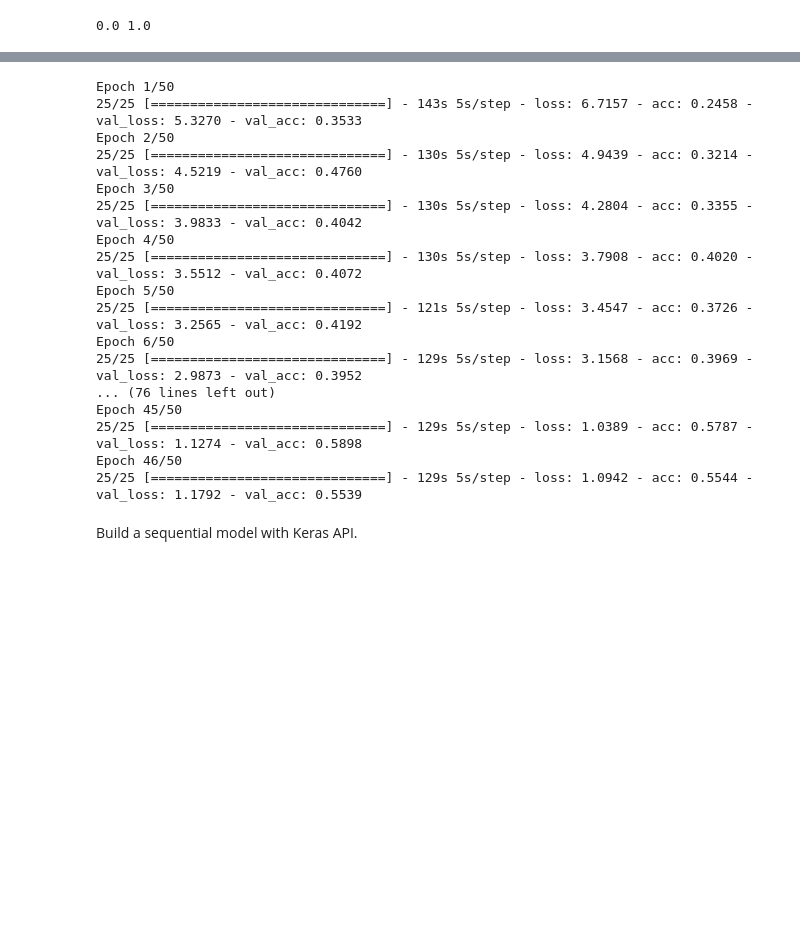
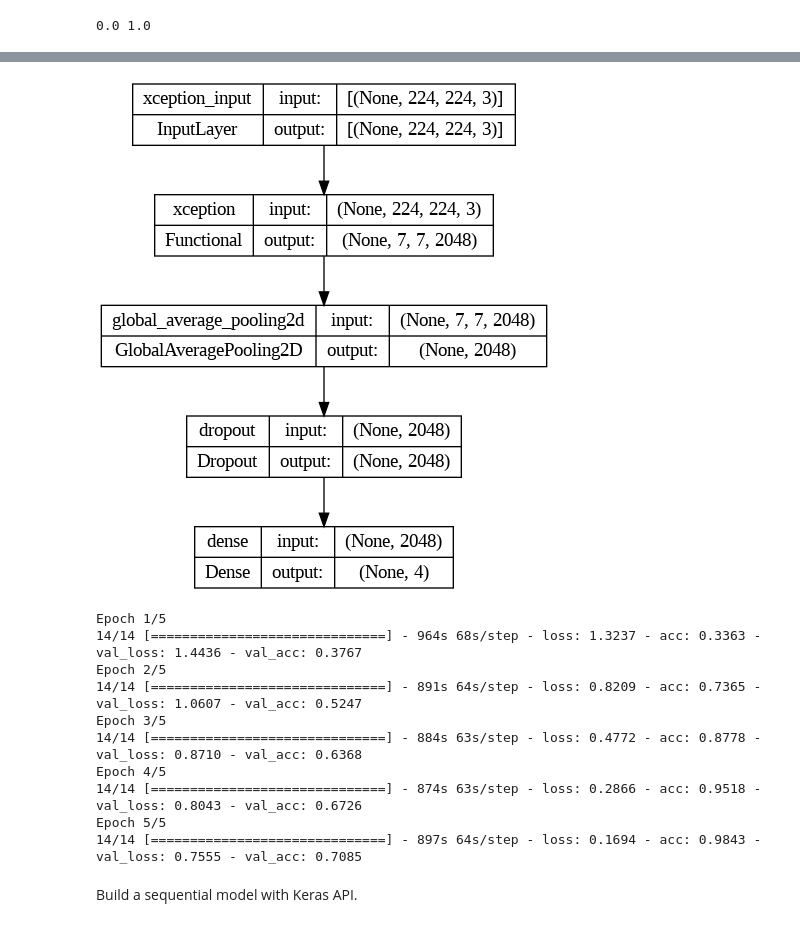
Before and after one commit to armelyara/drgreen, a Jupyter notebook: drgreen.ipynb, the cells around one changed output, grey strips where cells are left out. Drawn from its saved outputs; the diff is of its cells as text; code cells hidden in the pictures; blank space fills up the shorter version.

```diff
--- a/drgreen.ipynb
+++ b/drgreen.ipynb
@@ -222,4 +232,11 @@ Non-trainable params: 0 (0.00 Byte)
 _________________________________________________________________
+# %%
+import tensorflow as tf # Assuming you're using TensorFlow
+from keras.utils import plot_model
+# Assuming you have your Keras model defined as 'model'
+plot_model(model, to_file='cnn_plot.png', show_shapes=True, show_layer_names=True)
+# %% [output]
+[figure, added]
 # %%
 model.compile(loss= tf.keras.losses.SparseCategoricalCrossentropy(),
               #optimizer='adam',
@@ -227,33 +248,26 @@ model.compile(loss= tf.keras.losses.SparseCategoricalCrossentropy(),
               metrics=['acc'])
 # %%
 # Add early stopping to the model
-early_stopping = tf.keras.callbacks.EarlyStopping(patience=5)
+#early_stopping = tf.keras.callbacks.EarlyStopping(patience=5)
 # Training model
-epochs = 50
+epochs = 5
 history = model.fit(
       train_pl,
       validation_data=val_pl,
-      epochs=epochs,
-      callbacks=[early_stopping]
+      epochs=epochs
+      #callbacks=[early_stopping]
       )
 # %% [output]
-Epoch 1/50
-25/25 [==============================] - 143s 5s/step - loss: 6.7157 - acc: 0.2458 - val_loss: 5.3270 - val_acc: 0.3533
-Epoch 2/50
-25/25 [==============================] - 130s 5s/step - loss: 4.9439 - acc: 0.3214 - val_loss: 4.5219 - val_acc: 0.4760
-Epoch 3/50
-25/25 [==============================] - 130s 5s/step - loss: 4.2804 - acc: 0.3355 - val_loss: 3.9833 - val_acc: 0.4042
-Epoch 4/50
-25/25 [==============================] - 130s 5s/step - loss: 3.7908 - acc: 0.4020 - val_loss: 3.5512 - val_acc: 0.4072
-Epoch 5/50
-25/25 [==============================] - 121s 5s/step - loss: 3.4547 - acc: 0.3726 - val_loss: 3.2565 - val_acc: 0.4192
-Epoch 6/50
-25/25 [==============================] - 129s 5s/step - loss: 3.1568 - acc: 0.3969 - val_loss: 2.9873 - val_acc: 0.3952
-... (76 lines left out)
-Epoch 45/50
-25/25 [==============================] - 129s 5s/step - loss: 1.0389 - acc: 0.5787 - val_loss: 1.1274 - val_acc: 0.5898
-Epoch 46/50
-25/25 [==============================] - 129s 5s/step - loss: 1.0942 - acc: 0.5544 - val_loss: 1.1792 - val_acc: 0.5539
+Epoch 1/5
+14/14 [==============================] - 964s 68s/step - loss: 1.3237 - acc: 0.3363 - val_loss: 1.4436 - val_acc: 0.3767
+Epoch 2/5
+14/14 [==============================] - 891s 64s/step - loss: 0.8209 - acc: 0.7365 - val_loss: 1.0607 - val_acc: 0.5247
+Epoch 3/5
+14/14 [==============================] - 884s 63s/step - loss: 0.4772 - acc: 0.8778 - val_loss: 0.8710 - val_acc: 0.6368
+Epoch 4/5
+14/14 [==============================] - 874s 63s/step - loss: 0.2866 - acc: 0.9518 - val_loss: 0.8043 - val_acc: 0.6726
+Epoch 5/5
+14/14 [==============================] - 897s 64s/step - loss: 0.1694 - acc: 0.9843 - val_loss: 0.7555 - val_acc: 0.7085
 # %% [markdown]
 Build a sequential model with Keras API.
 # %%
```
Also changed, not shown: parts of 26 cells of this notebook.
